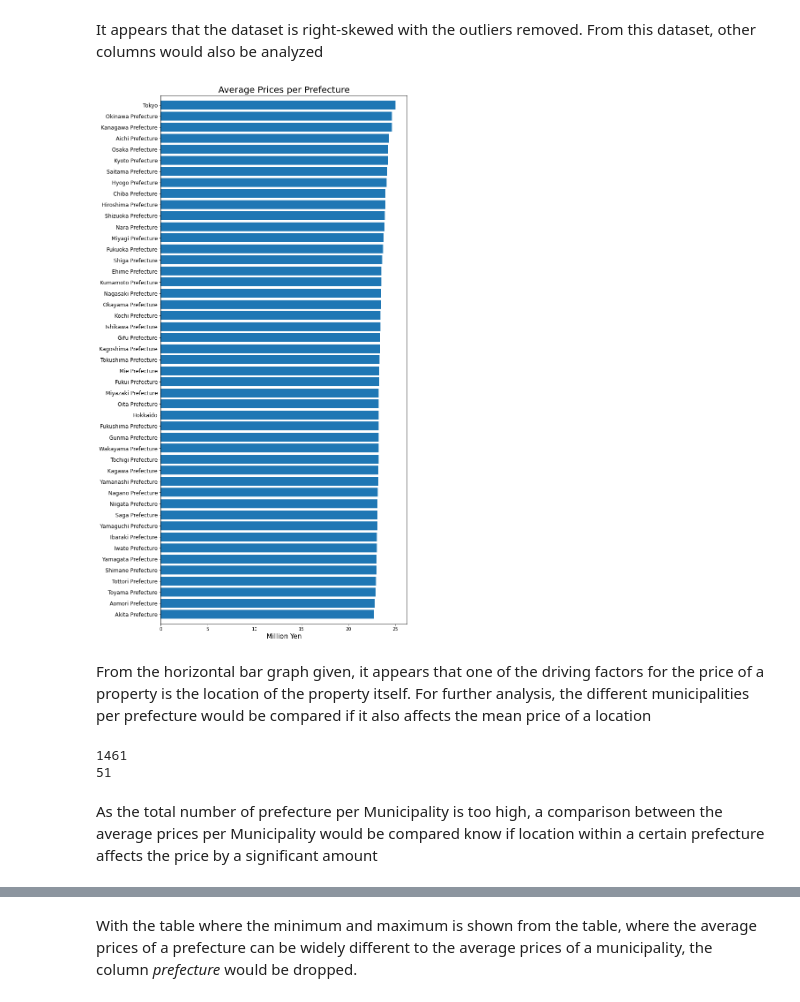
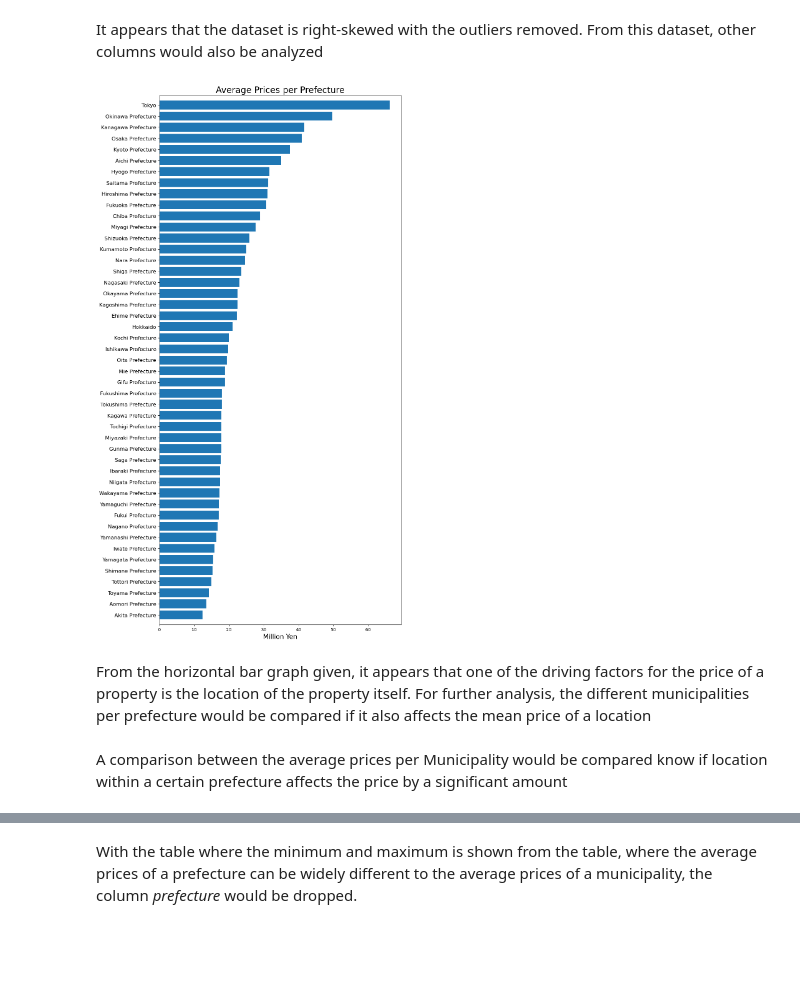
Before and after one commit to aronnicksnts/kaggle-projects, a Jupyter notebook: Japan Real Estate Prediction/Japan Real Estate Price Prediction.ipynb, the cells around one changed output, grey strips where cells are left out. Drawn from its saved outputs; the diff is of its cells as text; code cells hidden in the pictures; blank space fills up the shorter version.

```diff
--- a/Japan Real Estate Prediction/Japan Real Estate Price Prediction.ipynb
+++ b/Japan Real Estate Prediction/Japan Real Estate Price Prediction.ipynb
@@ -234,4 +263,4 @@ Are moderately to highly correlated, thus AreaIsGreaterFlag column and CoverageR
 # %%
-df.drop(columns=['AreaIsGreaterFlag', 'CoverageRatio'], inplace=True)
+df.drop(columns=['AreaIsGreaterFlag', 'CoverageRatio', 'MaxTimeToNearestStation'], inplace=True)
 df.head()
 # %% [output]
@@ -311,2 +272,0 @@ From this, it appears that less than 0.5% is between 6.614 and 18.318 of the Tra
-# %%
-df = df.loc[df['TradePrice'] > 18.318]
@@ -335,2 +272,0 @@ From this, it appears that less than 0.5% is also above 28.83, these data would
-# %%
-df = df.loc[df['TradePrice'] < 28.83]
@@ -337,29 +289,26 @@ df = df.loc[df['TradePrice'] < 28.83]
+# %%
+df['TPMil'] = df['TradePrice'].div(1000000)
 # %% [markdown]
 # Knowing relationship between Prefectures and TradePrice
 # %% [markdown]
 It appears that the dataset is right-skewed with the outliers removed. From this dataset, other columns would also be analyzed
 # %%
-prefectureTP = df.groupby('Prefecture', as_index = False)['TradePrice'].mean().sort_values('TradePrice', ascending=False)
+prefectureTP = df.groupby('Prefecture', as_index = False)['TPMil'].mean().sort_values('TPMil', ascending=False)
 fig, ax = plt.subplots(figsize=(10,22))
-ax.barh(prefectureTP['Prefecture'], prefectureTP['TradePrice'])
+ax.barh(prefectureTP['Prefecture'], prefectureTP['TPMil'])
 ax.invert_yaxis()
 ax.margins(y=0.01)
 ax.set_xlabel('Million Yen', fontsize = 15)
 ax.set_title('Average Prices per Prefecture', fontsize=20)
 plt.yticks(fontsize=12)
+plt.savefig('AveragePricesPerPrefecture.png', dpi=300, bbox_inches='tight')
 plt.show()
 # %% [output]
-[figure, old version]
+[figure, new version]
 # %% [markdown]
 From the horizontal bar graph given, it appears that one of the driving factors for the price of a property is the location of the property itself. For further analysis, the different municipalities per prefecture would be compared if it also affects the mean price of a location
-# %%
-print(len(df['Municipality'].unique()))
-print(len(df.loc[df['Prefecture'] == 'Tokyo']['Municipality'].unique()))
-# %% [output]
-1461
-51
 # %% [markdown]
-As the total number of prefecture per Municipality is too high, a comparison between the average prices per Municipality would be compared know if location within a certain prefecture affects the price by a significant amount
+A comparison between the average prices per Municipality would be compared know if location within a certain prefecture affects the price by a significant amount
 # %%
 for i, row in prefectureTP.iterrows():
     MuniTP = df.loc[df['Prefecture'] == row['Prefecture']].groupby('Municipality',
```
Also changed, not shown: parts of 108 cells of this notebook, 16 other files.
